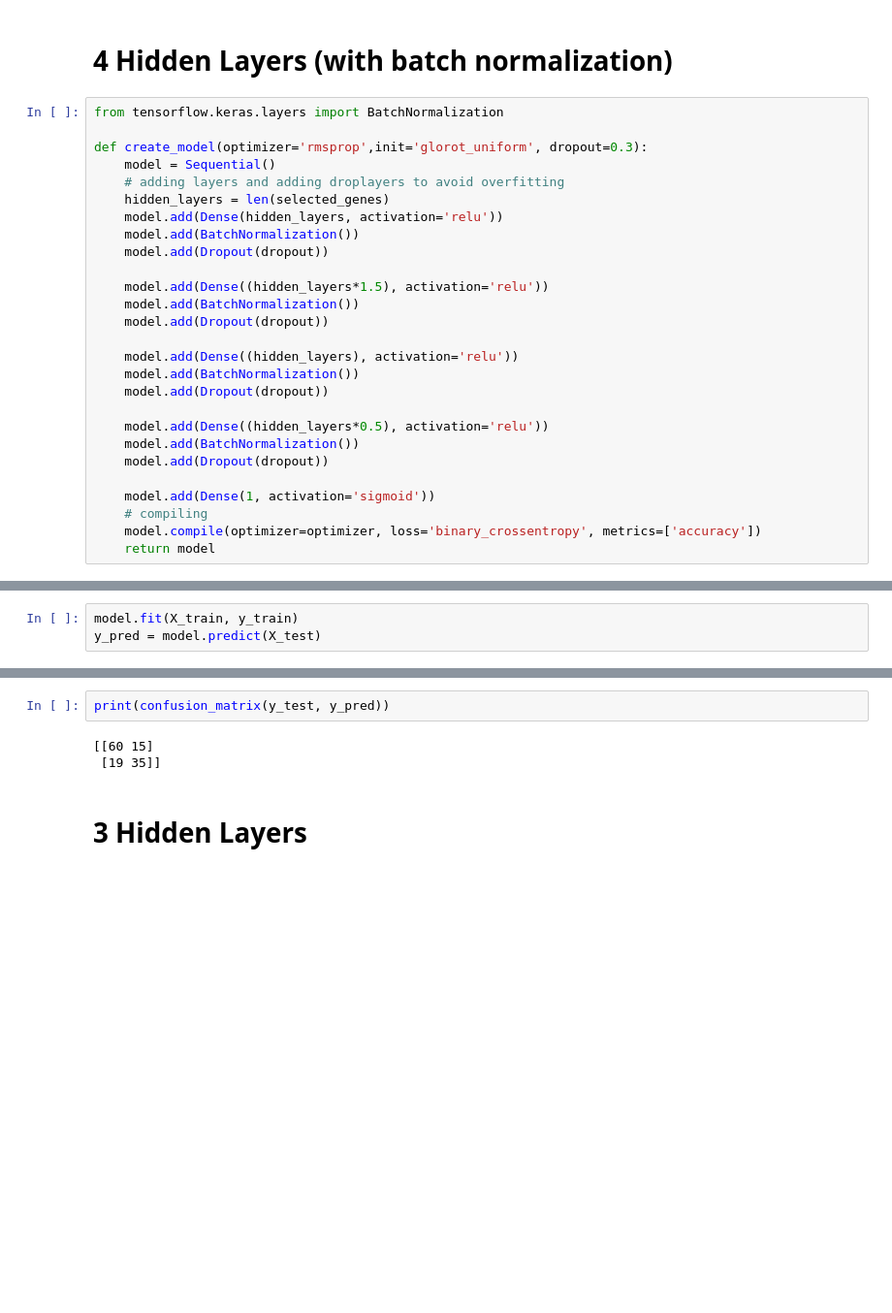
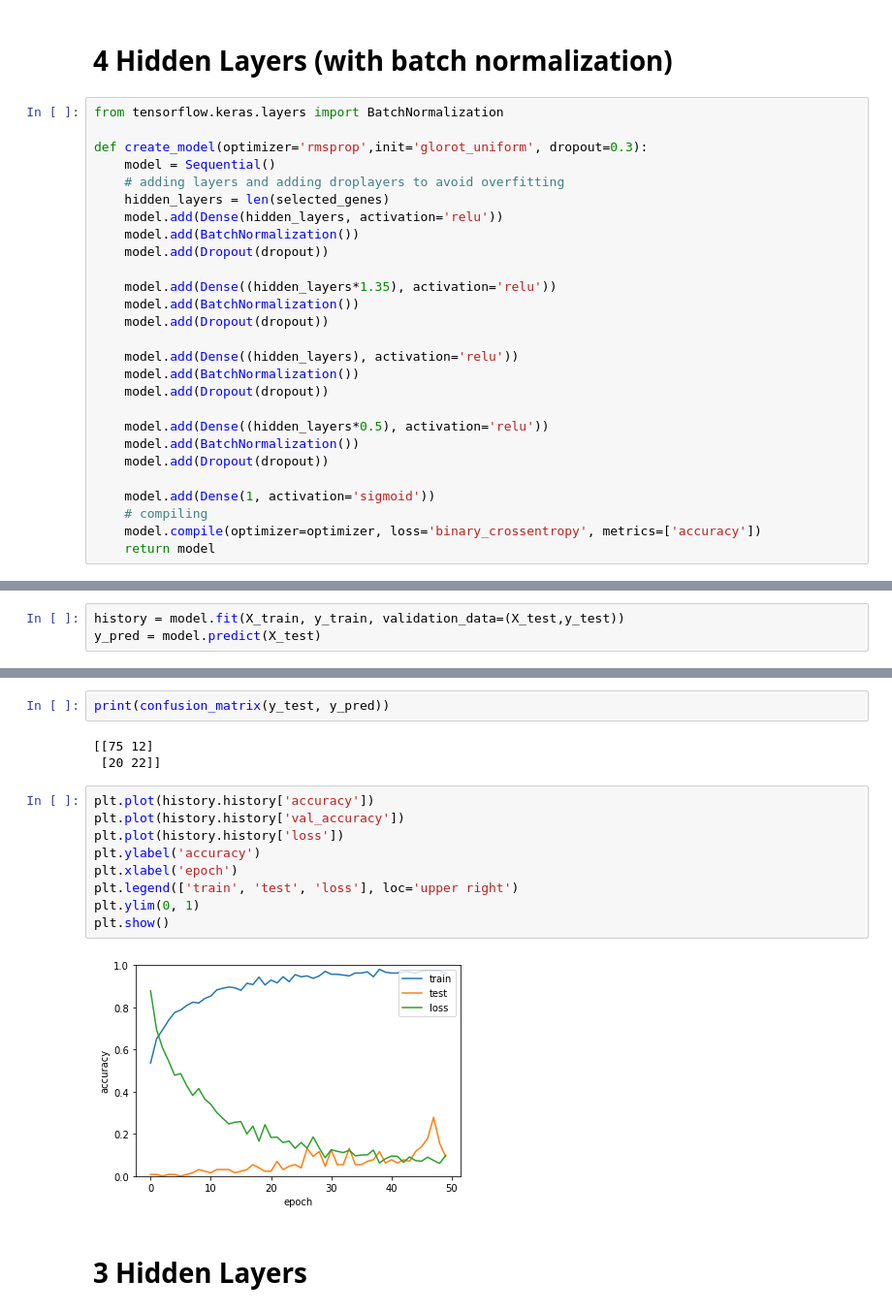
Before and after one commit to tig3r66/youreka_genes, a Jupyter notebook: src/nnet/layer_eval.ipynb, the cells around one changed output, grey strips where cells are left out. Shown at 97% size. Drawn from its saved outputs; the diff is of its cells as text; blank space fills up the shorter version.

```diff
--- a/src/nnet/layer_eval.ipynb
+++ b/src/nnet/layer_eval.ipynb
@@ -47,7 +48,7 @@ def create_model(optimizer='rmsprop',init='glorot_uniform', dropout=0.3):
     model.add(BatchNormalization())
     model.add(Dropout(dropout))
 
-    model.add(Dense((hidden_layers*1.5), activation='relu'))
+    model.add(Dense((hidden_layers*1.35), activation='relu'))
     model.add(BatchNormalization())
     model.add(Dropout(dropout))
 
@@ -90,4 +73,4 @@ Baseline Accuracy: 69.20% (0.73%)
 # %%
-model.fit(X_train, y_train)
+history = model.fit(X_train, y_train, validation_data=(X_test,y_test))
 y_pred = model.predict(X_test)
 # %% [output]
@@ -122,8 +105,19 @@ weighted avg       0.73      0.74      0.73       129
 # %%
 print(confusion_matrix(y_test, y_pred))
 # %% [output]
-[[60 15]
- [19 35]]
+[[75 12]
+ [20 22]]
+# %%
+plt.plot(history.history['accuracy'])
+plt.plot(history.history['val_accuracy'])
+plt.plot(history.history['loss'])
+plt.ylabel('accuracy')
+plt.xlabel('epoch')
+plt.legend(['train', 'test', 'loss'], loc='upper right')
+plt.ylim(0, 1)
+plt.show()
+# %% [output]
+[figure, added]
 # %% [markdown]
 # 3 Hidden Layers
 # %%
```
Also changed, not shown: parts of 20 cells of this notebook.
